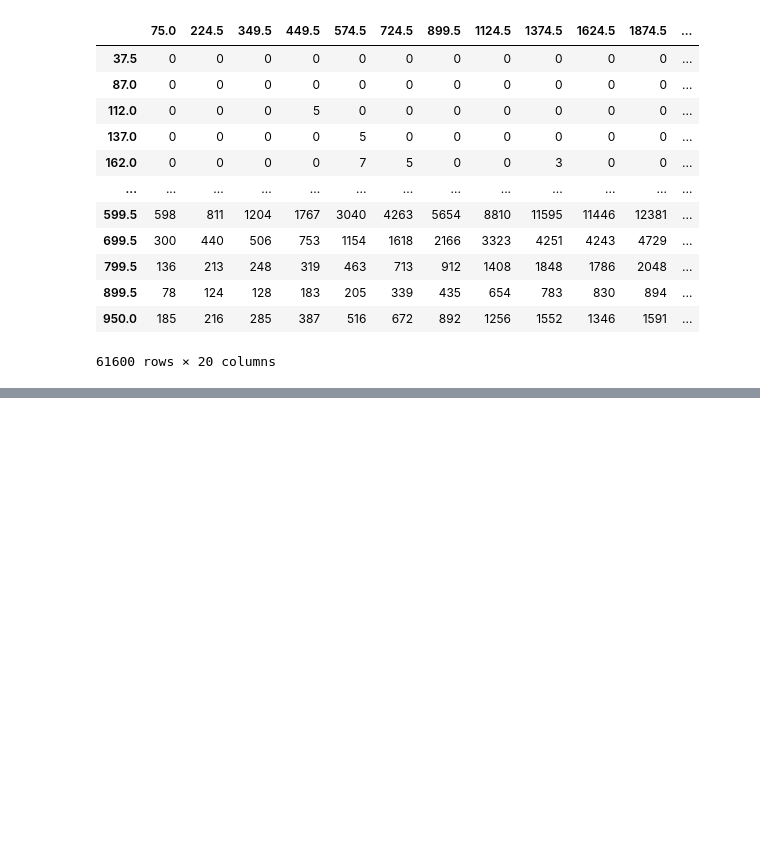
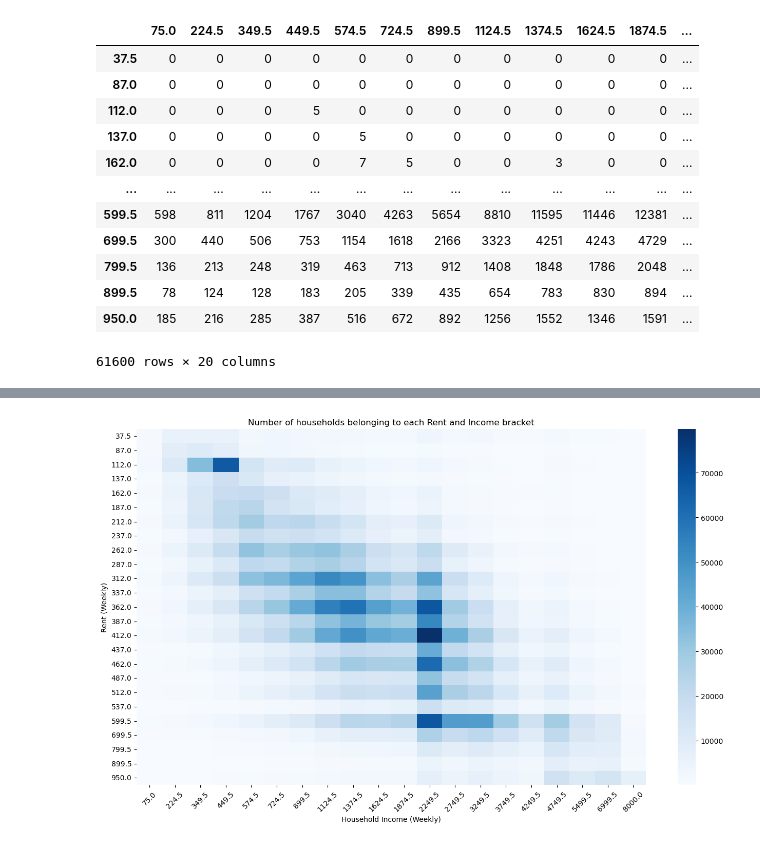
Before and after one commit to aydinkhan2005/Investigating-Factors-Affecting-Housing-in-Australia, a Jupyter notebook: notebooks/calculations.ipynb, the cells around one changed output, grey strips where cells are left out. Cells and saved outputs as stored; diff of their text form; code cells hidden in the pictures; blank space fills up the shorter version.

Commit message:
Summed up suburb-wise contributions for each rent and income bracket, and created plot of it

```diff
--- a/notebooks/calculations.ipynb
+++ b/notebooks/calculations.ipynb
@@ -196,0 +201,6 @@ calculations
+# %%
+all_suburb_sums = {}
+for num in calculations.index.unique():
+    all_suburb_sums[num] = calculations.loc[num, :].sum(axis=0)
+all_suburbs_df = pd.DataFrame(all_suburb_sums).T
+all_suburbs_df
@@ -196,0 +225,12 @@ calculations
+# %%
+import seaborn as sns
+import matplotlib.pyplot as plt
+plt.figure(figsize=(16, 9))
+sns.heatmap(all_suburbs_df, cmap='Blues')
+plt.title('Number of households belonging to each Rent and Income bracket')
+plt.xlabel('Household Income (Weekly)')
+plt.ylabel('Rent (Weekly)')
+plt.xticks(rotation=45)
+plt.show()
+# %% [output]
+[figure, added]
```
Also changed, not shown: parts of 3 cells of this notebook.
